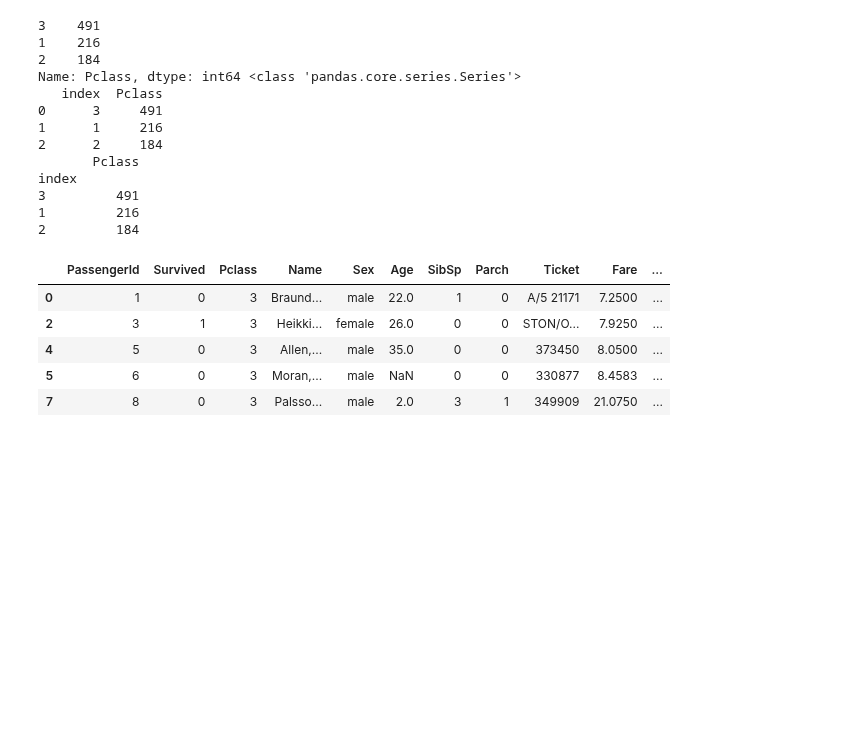
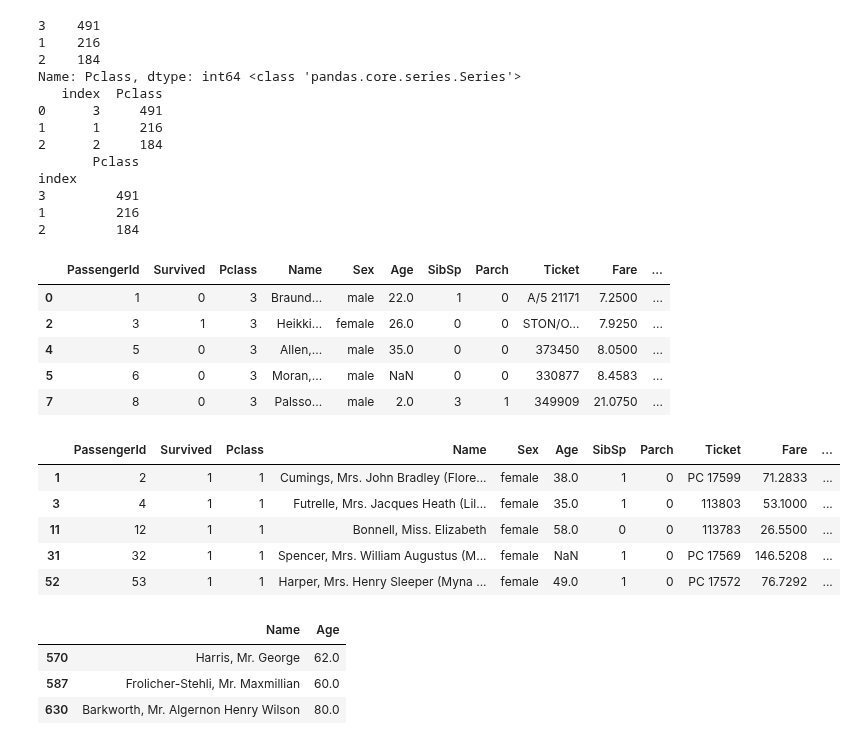
Before and after one commit to bnv20/kdt5, a Jupyter notebook: m6_머신러닝알고리즘이해및활용/ml_판다스.ipynb, the cells around one changed output. Cells and saved outputs as stored; diff of their text form; code cells hidden in the pictures; blank space fills up the shorter version.

```diff
--- a/m6_머신러닝알고리즘이해및활용/ml_판다스.ipynb
+++ b/m6_머신러닝알고리즘이해및활용/ml_판다스.ipynb
@@ -135,8 +135,23 @@ t_df[t_df.Pclass == 3].head()
 | 5 | 6 | 0 | 3 | Moran,... | male | NaN | 0 | 0 | 330877 | 8.4583 | ... |
 | 7 | 8 | 0 | 3 | Palsso... | male | 2.0 | 3 | 1 | 349909 | 21.0750 | ... |
 # %%
-# Q. 여성중 Pclass 1이면서 생존한 승객만 출력
+# [과제] 여성중 Pclass 1이면서 생존한 승객만 출력
+t_df[(t_df.Survived == 1) & (t_df.Pclass == 1) & (t_df.Sex == 'female')].head()
+# %% [output]
+|  | PassengerId | Survived | Pclass | Name | Sex | Age | SibSp | Parch | Ticket | Fare | ... |
+| 1 | 2 | 1 | 1 | Cumings, Mrs. John Bradley (Flore... | female | 38.0 | 1 | 0 | PC 17599 | 71.2833 | ... |
+| 3 | 4 | 1 | 1 | Futrelle, Mrs. Jacques Heath (Lil... | female | 35.0 | 1 | 0 | 113803 | 53.1000 | ... |
+| 11 | 12 | 1 | 1 | Bonnell, Miss. Elizabeth | female | 58.0 | 0 | 0 | 113783 | 26.5500 | ... |
+| 31 | 32 | 1 | 1 | Spencer, Mrs. William Augustus (M... | female | NaN | 1 | 0 | PC 17569 | 146.5208 | ... |
+| 52 | 53 | 1 | 1 | Harper, Mrs. Henry Sleeper (Myna ... | female | 49.0 | 1 | 0 | PC 17572 | 76.7292 | ... |
 # %%
 # [과제] 60세 이상이고 남성중에서 생존한 승객의 이름과 나이만 출력
+t_df1=t_df[(t_df['Sex']=='male') & (t_df['Age'] >= 60) & (t_df['Survived']==1)]
+t_df1[['Name','Age']]
+# %% [output]
+|  | Name | Age |
+| 570 | Harris, Mr. George | 62.0 |
+| 587 | Frolicher-Stehli, Mr. Maxmillian | 60.0 |
+| 630 | Barkworth, Mr. Algernon Henry Wilson | 80.0 |
 # %%
 # [과제] t_df 데이터프레임을 Pclass, name을 기준으로 올림차순 정렬하세요.
```
Also changed, not shown: parts of 7 cells of this notebook, 1 other file.
